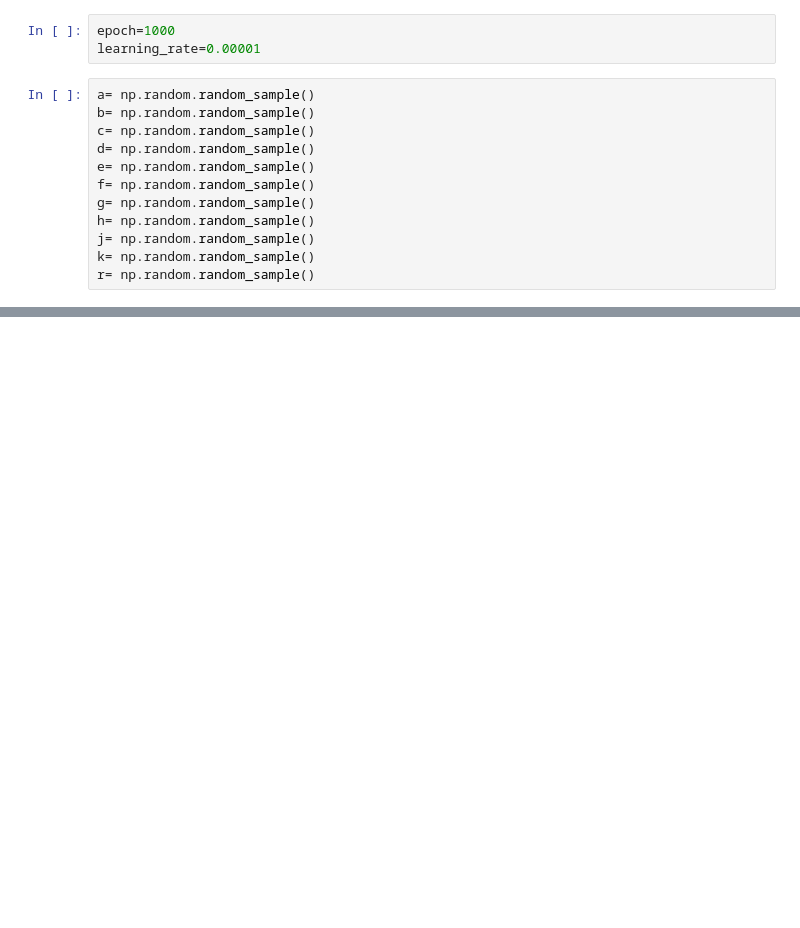
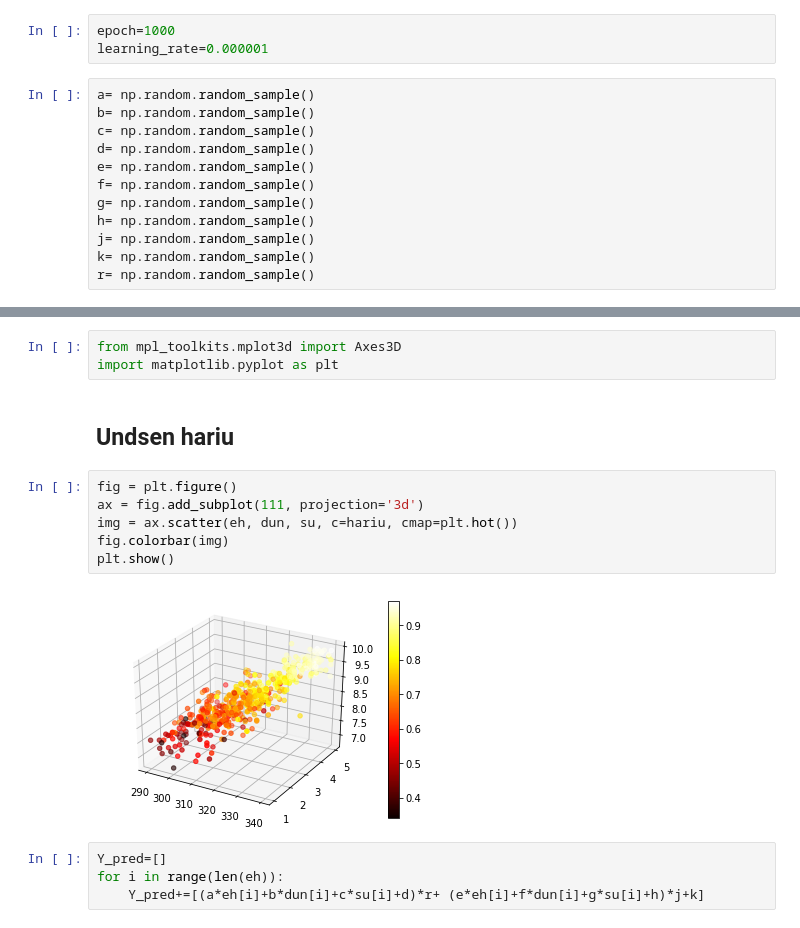
Before and after one commit to nmit-406/image-processing-labs, a Jupyter notebook: forward-propa,10-22/khuslen's.ipynb, the cells around one changed output, grey strips where cells are left out. Drawn from its saved outputs; the diff is of its cells as text; blank space fills up the shorter version.

```diff
--- a/forward-propa,10-22/khuslen's.ipynb
+++ b/forward-propa,10-22/khuslen's.ipynb
@@ -65,7 +64,7 @@ def computeGrad(X1,X2,X3,Y,i,doer):
     return grad
 # %%
 epoch=1000
-learning_rate=0.00001
+learning_rate=0.000001
 # %%
 a= np.random.random_sample()
 b= np.random.random_sample()
@@ -121 +120,18 @@ a: 0.13265372775800985 b: 0.2571716547085438 c: 0.6224957644502325 d: 0.48454107
 --------------------------
+# %%
+from mpl_toolkits.mplot3d import Axes3D
+import matplotlib.pyplot as plt
+# %% [markdown]
+## Undsen hariu
+# %%
+fig = plt.figure()
+ax = fig.add_subplot(111, projection='3d')
+img = ax.scatter(eh, dun, su, c=hariu, cmap=plt.hot())
+fig.colorbar(img)
+plt.show()
+# %% [output]
+[figure, added]
+# %%
+Y_pred=[]
+for i in range(len(eh)):
+    Y_pred+=[(a*eh[i]+b*dun[i]+c*su[i]+d)*r+ (e*eh[i]+f*dun[i]+g*su[i]+h)*j+k]
```
Also changed, not shown: parts of 5 cells of this notebook.
